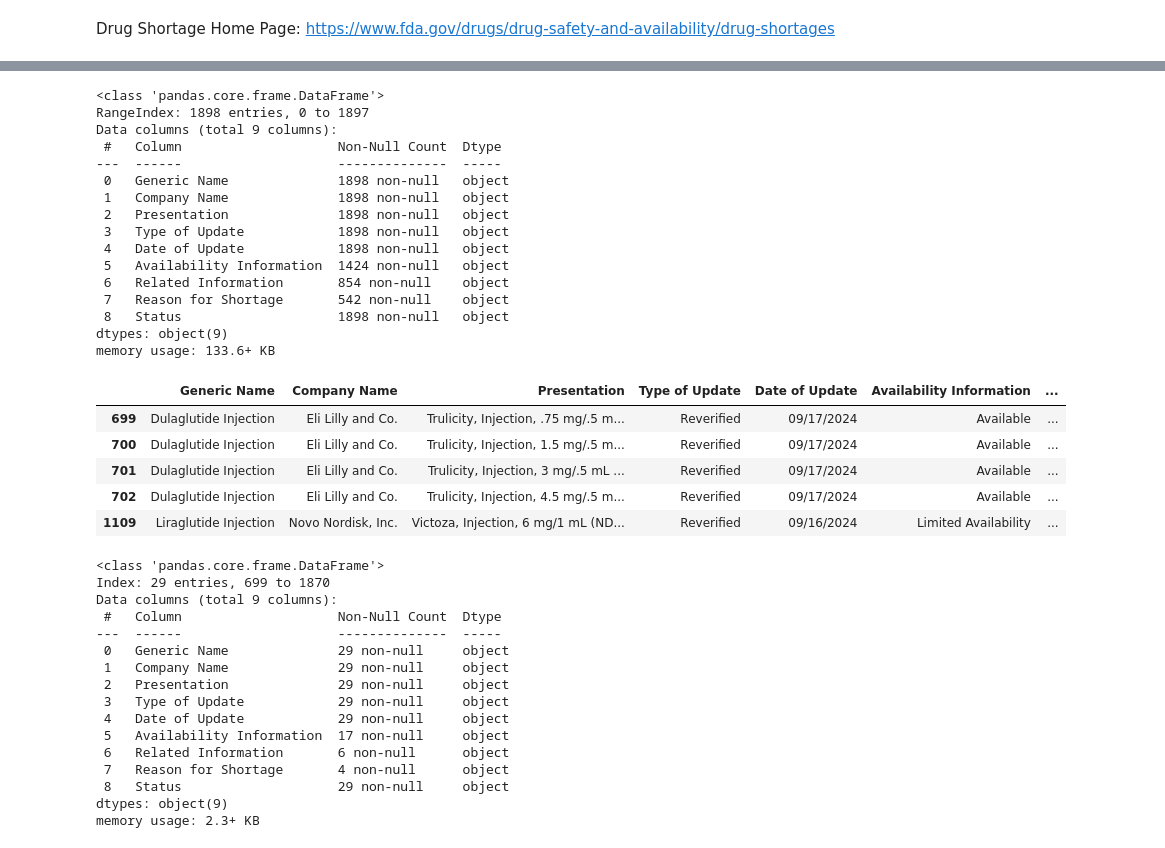
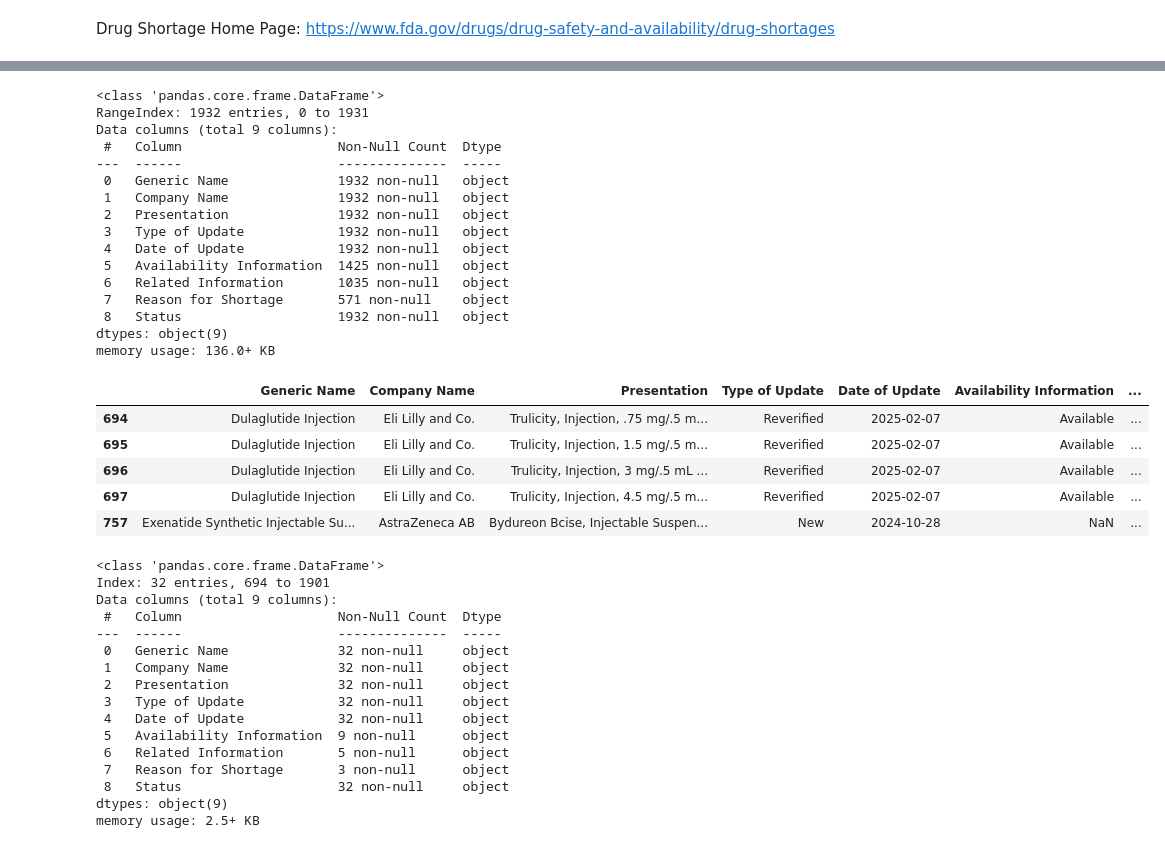
Before and after one commit to jsmith6417/FDA-Drug-Shortage-Data, a Jupyter notebook: FDA Drug Shortage Data.ipynb, the cells around one changed output, grey strips where cells are left out. Drawn from its saved outputs; the diff is of its cells as text; code cells hidden in the pictures.

```diff
--- a/FDA Drug Shortage Data.ipynb
+++ b/FDA Drug Shortage Data.ipynb
@@ -16,18 +16,8 @@ import pandas as pd
 # %%
 # Load dataset into dataframe and verify
 
-# Load the dataset directly from the web link into dataframe df0, skipping the first line and selecting only the columns needed
-df0 = pd.read_csv("https://www.accessdata.fda.gov/scripts/drugshortages/Drugshortages.cfm",
-                  skiprows=1,
-                  usecols=['Generic Name',
-                           'Company Name',
-                           ' Presentation',
-                           ' Type of Update',
-                           'Date of Update',
-                           ' Availability Information',
-                           ' Related Information',
-                           ' Reason for Shortage',
-                           ' Status'])
+# Load the dataset to df0
+df0 = pd.read_csv("DrugShortages.csv", usecols=['Generic Name', 'Company Name', 'Presentation', 'Type of Update', 'Date of Update', 'Availability Information', 'Related Information', 'Reason for Shortage', 'Status'])
 
 # Display the first 5 rows of the dataframe
 df0.head()
@@ -61,62 +51,54 @@ memory usage: 133.6+ KB
-# %%
-# Rename columns the that have leading spaces in the names to remove the spaces
-df0.rename(columns={' Presentation': 'Presentation',
-                    ' Type of Update': 'Type of Update',
-                    ' Availability Information': 'Availability Information',
-                    ' Related Information': 'Related Information',
-                    ' Reason for Shortage': 'Reason for Shortage',
-                    ' Status': 'Status'}, inplace=True)
 # %%
 # Verify the updated column names to ensure the leading spaces have been removed
 df0.info()
 # %% [output]
 <class 'pandas.core.frame.DataFrame'>
-RangeIndex: 1898 entries, 0 to 1897
+RangeIndex: 1932 entries, 0 to 1931
 Data columns (total 9 columns):
  #   Column                    Non-Null Count  Dtype
 ---  ------                    --------------  -----
- 0   Generic Name              1898 non-null   object
- 1   Company Name              1898 non-null   object
- 2   Presentation              1898 non-null   object
- 3   Type of Update            1898 non-null   object
- 4   Date of Update            1898 non-null   object
- 5   Availability Information  1424 non-null   object
- 6   Related Information       854 non-null    object
- 7   Reason for Shortage       542 non-null    object
- 8   Status                    1898 non-null   object
+ 0   Generic Name              1932 non-null   object
+ 1   Company Name              1932 non-null   object
+ 2   Presentation              1932 non-null   object
+ 3   Type of Update            1932 non-null   object
+ 4   Date of Update            1932 non-null   object
+ 5   Availability Information  1425 non-null   object
+ 6   Related Information       1035 non-null   object
+ 7   Reason for Shortage       571 non-null    object
+ 8   Status                    1932 non-null   object
 dtypes: object(9)
-memory usage: 133.6+ KB
+memory usage: 136.0+ KB
 # %%
 # Keep only the rows where the generic name starts with 'Tirzepatide', 'Semaglutide', 'Dulaglutide', or 'Liraglutide'
-df0 = df0[df0['Generic Name'].str.startswith(('Tirzepatide', 'Semaglutide', 'Dulaglutide', 'Liraglutide'))]
+df0 = df0[df0['Generic Name'].str.startswith(('Tirzepatide', 'Semaglutide', 'Dulaglutide', 'Liraglutide', 'Exenatide'))]
 df0.head()
 # %% [output]
 |  | Generic Name | Company Name | Presentation | Type of Update | Date of Update | Availability Information | ... |
-| 699 | Dulaglutide Injection | Eli Lilly and Co. | Trulicity, Injection, .75 mg/.5 m... | Reverified | 09/17/2024 | Available | ... |
-| 700 | Dulaglutide Injection | Eli Lilly and Co. | Trulicity, Injection, 1.5 mg/.5 m... | Reverified | 09/17/2024 | Available | ... |
-| 701 | Dulaglutide Injection | Eli Lilly and Co. | Trulicity, Injection, 3 mg/.5 mL ... | Reverified | 09/17/2024 | Available | ... |
-| 702 | Dulaglutide Injection | Eli Lilly and Co. | Trulicity, Injection, 4.5 mg/.5 m... | Reverified | 09/17/2024 | Available | ... |
-| 1109 | Liraglutide Injection | Novo Nordisk, Inc. | Victoza, Injection, 6 mg/1 mL (ND... | Reverified | 09/16/2024 | Limited Availability | ... |
+| 694 | Dulaglutide Injection | Eli Lilly and Co. | Trulicity, Injection, .75 mg/.5 m... | Reverified | 2025-02-07 | Available | ... |
+| 695 | Dulaglutide Injection | Eli Lilly and Co. | Trulicity, Injection, 1.5 mg/.5 m... | Reverified | 2025-02-07 | Available | ... |
+| 696 | Dulaglutide Injection | Eli Lilly and Co. | Trulicity, Injection, 3 mg/.5 mL ... | Reverified | 2025-02-07 | Available | ... |
+| 697 | Dulaglutide Injection | Eli Lilly and Co. | Trulicity, Injection, 4.5 mg/.5 m... | Reverified | 2025-02-07 | Available | ... |
+| 757 | Exenatide Synthetic Injectable Su... | AstraZeneca AB | Bydureon Bcise, Injectable Suspen... | New | 2024-10-28 | NaN | ... |
 # %%
 # Verify the changes to ensure that only the desired rows remain
 df0.info()
 # %% [output]
 <class 'pandas.core.frame.DataFrame'>
-Index: 29 entries, 699 to 1870
+Index: 32 entries, 694 to 1901
 Data columns (total 9 columns):
  #   Column                    Non-Null Count  Dtype
 ---  ------                    --------------  -----
- 0   Generic Name              29 non-null     object
- 1   Company Name              29 non-null     object
- 2   Presentation              29 non-null     object
- 3   Type of Update            29 non-null     object
- 4   Date of Update            29 non-null     object
- 5   Availability Information  17 non-null     object
- 6   Related Information       6 non-null      object
- 7   Reason for Shortage       4 non-null      object
- 8   Status                    29 non-null     object
+ 0   Generic Name              32 non-null     object
+ 1   Company Name              32 non-null     object
+ 2   Presentation              32 non-null     object
+ 3   Type of Update            32 non-null     object
+ 4   Date of Update            32 non-null     object
+ 5   Availability Information  9 non-null      object
+ 6   Related Information       5 non-null      object
+ 7   Reason for Shortage       3 non-null      object
+ 8   Status                    32 non-null     object
 dtypes: object(9)
-memory usage: 2.3+ KB
+memory usage: 2.5+ KB
 # %%
 # Clean and manipulate the data to make it more readable and useful
 
```
Also changed, not shown: parts of 9 cells of this notebook.
